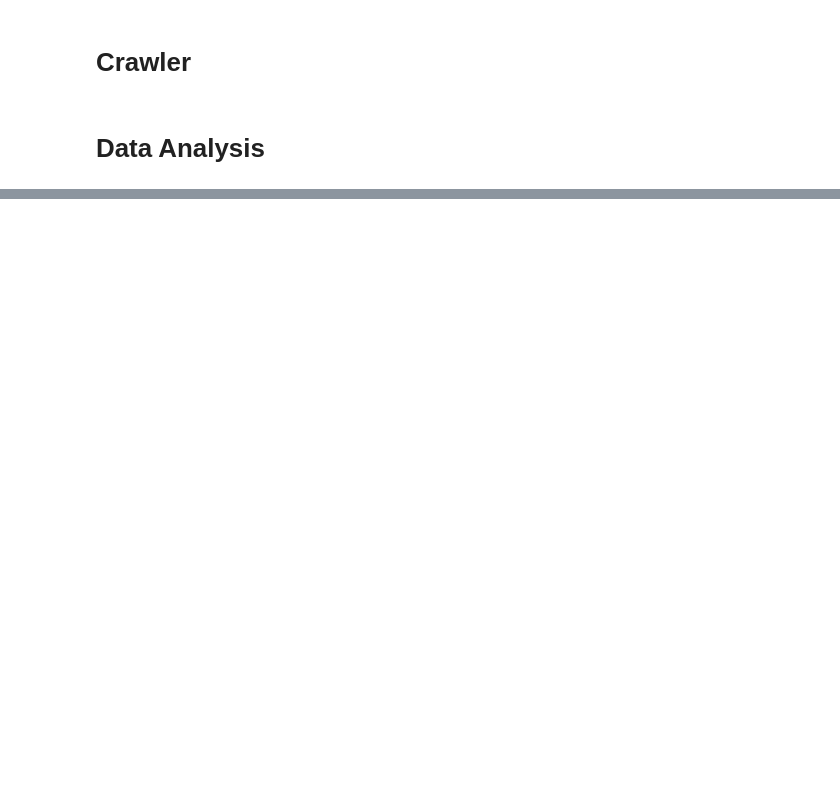
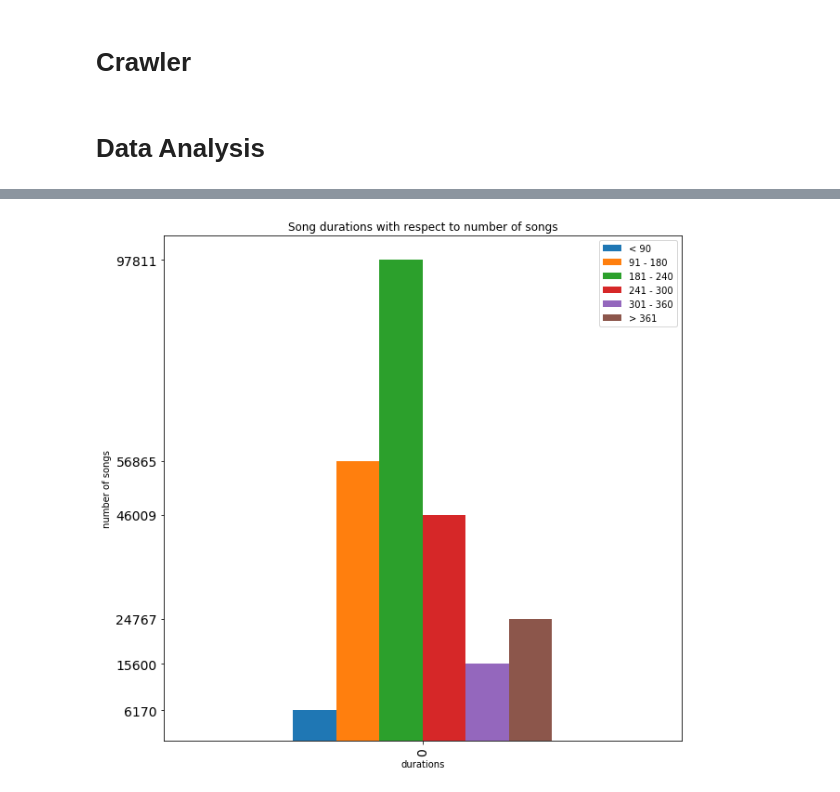
Before and after one commit to stadanapisem/Discogs-finding-hidden-knowledge, a Jupyter notebook: Crawler.ipynb, the cells around one changed output, grey strips where cells are left out. Cells and saved outputs as stored; diff of their text form; code cells hidden in the pictures; blank space fills up the shorter version.

```diff
--- a/Crawler.ipynb
+++ b/Crawler.ipynb
@@ -21,15 +29,8 @@ date_parser = '%Y'
 # %%
 conn = mysql.connector.connect(host='localhost', database='discogs3', user='root', password='root')
-# if conn.is_connected():
-cursor = conn.cursor()
-#     cursor.execute('SELECT * FROM artist')
-#     print(cursor.fetchone())
-
-# cursor.close()
-# conn.close()
+cursor = conn.cursor(buffered=True)
 
 def add_artist(*args):
-#     print("DEBUG\t", args[1], args[2])
     if type(args[0]) == tuple:
         try:
             print(args[0])
@@ -49,12 +50,10 @@ def add_artist(*args):
 
 def add_album(*args, released=True):
     try:
-#         print(args[0], args[1], args[2])
         if released:
             try:
                 qwer = parser.parse(args[3])
             except Exception as err:
-#                 print('jeasdasd', err)
                 qwer = None
 
             cursor.execute("""INSERT INTO album (artist_id, album_name, versions, released, country, rating, format) VALUES (%s, %s, %s, %s, %s, %s, %s)""", (args[0], args[1], args[2], qwer, args[4], args[5], args[6],)) # id, artist_id, name, ver, rel, count, rating
@@ -100,13 +99,11 @@ def add_tracklist(*args):
             cursor.execute("""INSERT INTO track_list (album_id, track_name, duration) VALUES (%s, %s, %s)""", (args[1], t[0], sec,))
             conn.commit()
         except Exception as err:
-            print('tracks', args[1], err)
             conn.rollback()
 
 def add_album_vocals(*args):
     for v in args[0]:
         try:
-#             print('vocals, ', v)
             cursor.execute("""INSERT INTO album_vocals (album_id, artist_id) VALUES (%s, %s)""", (args[1], v,))
             conn.commit()
         except Exception as err:
@@ -116,7 +113,6 @@ def add_album_vocals(*args):
 def add_album_other(*args):
     for v in args[0]:
         try:
-#             print('vocals, ', v)
             cursor.execute("""INSERT INTO album_other (album_id, artist_id) VALUES (%s, %s)""", (args[1], v,))
             conn.commit()
         except Exception as err:
@@ -458,0 +666,16 @@ for x in cursor.fetchall():
+# %%
+common = """SELECT COUNT(*) FROM track_list WHERE duration BETWEEN {0} AND {1}"""
+res1 = execute_query(common.format(1, 90))[0][0]
+res91 = execute_query(common.format(91, 180))[0][0]
+res181 = execute_query(common.format(181, 240))[0][0]
+res240 = execute_query(common.format(241, 300))[0][0]
+res300 = execute_query(common.format(301, 360))[0][0]
+res360 = execute_query("""SELECT COUNT(*) FROM track_list WHERE duration > 361""")[0][0]
+
+dataframe = pd.DataFrame({'< 90': [res1], '91 - 180': [res91], '181 - 240': [res181], '241 - 300': [res240], '301 - 360': [res300], '> 361': [res360]})
+fig, axi = plt.subplots(1, 1, figsize=(10,10))
+_ = axi.set_xlabel("durations")
+_ = axi.set_ylabel("number of songs")
+reg = dataframe.plot.bar(ax=axi, fontsize=14, yticks=dataframe.iloc[0], title="Song durations with respect to number of songs")
+# %% [output]
+[figure, added]
```
Also changed, not shown: parts of 22 cells of this notebook, 1 other file.
